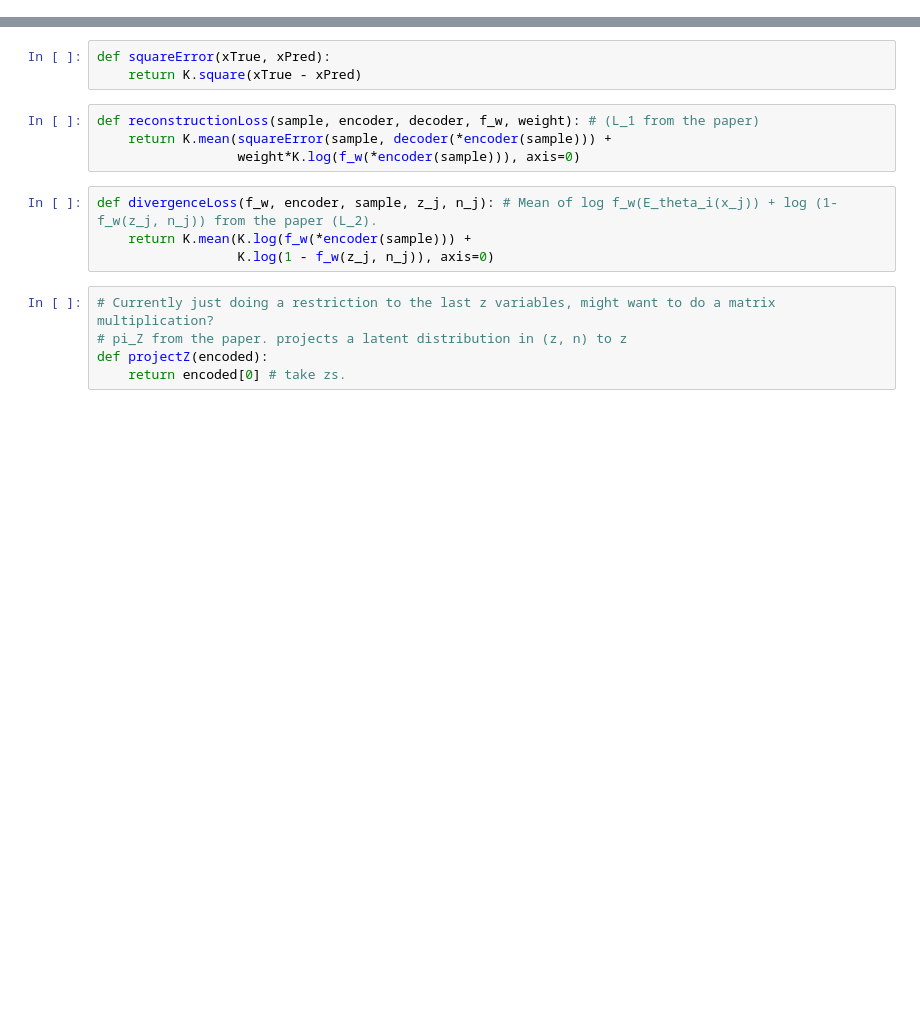
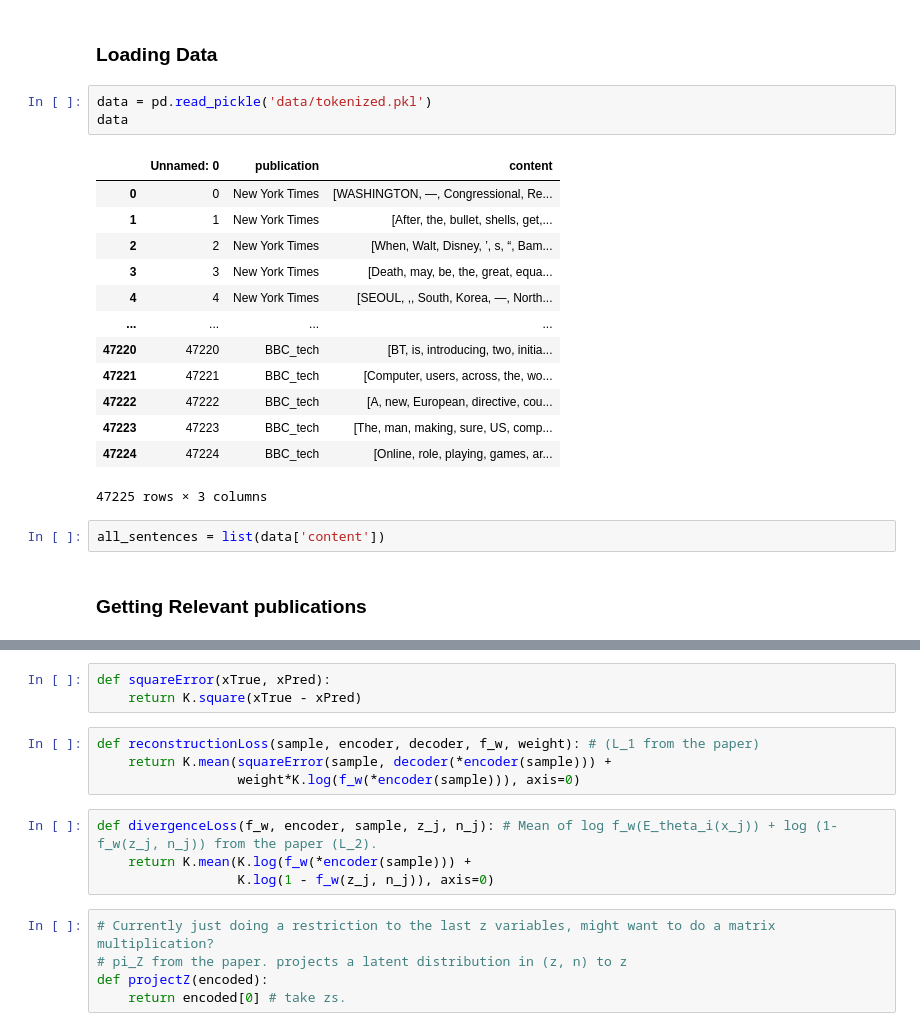
Before and after one commit to marcusdaly/style, a Jupyter notebook: Model.ipynb, the cells around one changed output, grey strips where cells are left out. Drawn from its saved outputs; the diff is of its cells as text; blank space fills up the shorter version.

```diff
--- a/Model.ipynb
+++ b/Model.ipynb
@@ -7,2 +16,25 @@ import keras.backend as K
 # %% [output]
 Using TensorFlow backend.
+# %% [markdown]
+### Loading Data
+# %%
+data = pd.read_pickle('data/tokenized.pkl')
+data
+# %% [output]
+|  | Unnamed: 0 | publication | content |
+| 0 | 0 | New York Times | [WASHINGTON, —, Congressional, Re... |
+| 1 | 1 | New York Times | [After, the, bullet, shells, get,... |
+| 2 | 2 | New York Times | [When, Walt, Disney, ’, s, “, Bam... |
+| 3 | 3 | New York Times | [Death, may, be, the, great, equa... |
+| 4 | 4 | New York Times | [SEOUL, ,, South, Korea, —, North... |
+| ... | ... | ... | ... |
+| 47220 | 47220 | BBC_tech | [BT, is, introducing, two, initia... |
+| 47221 | 47221 | BBC_tech | [Computer, users, across, the, wo... |
+| 47222 | 47222 | BBC_tech | [A, new, European, directive, cou... |
+| 47223 | 47223 | BBC_tech | [The, man, making, sure, US, comp... |
+| 47224 | 47224 | BBC_tech | [Online, role, playing, games, ar... |
+47225 rows × 3 columns
+# %%
+all_sentences = list(data['content'])
+# %% [markdown]
+### Getting Relevant publications
```
Also changed, not shown: parts of 25 cells of this notebook.
